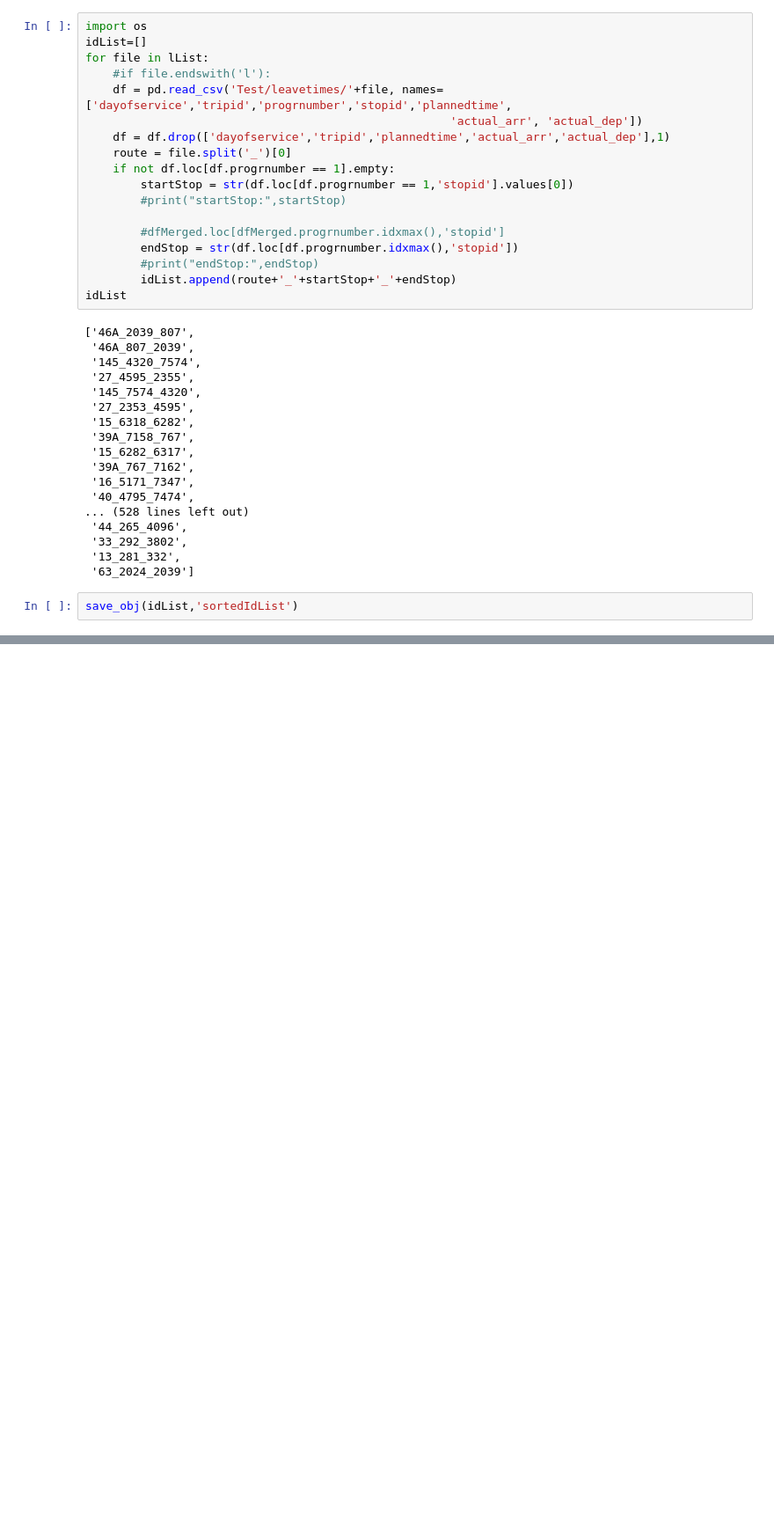
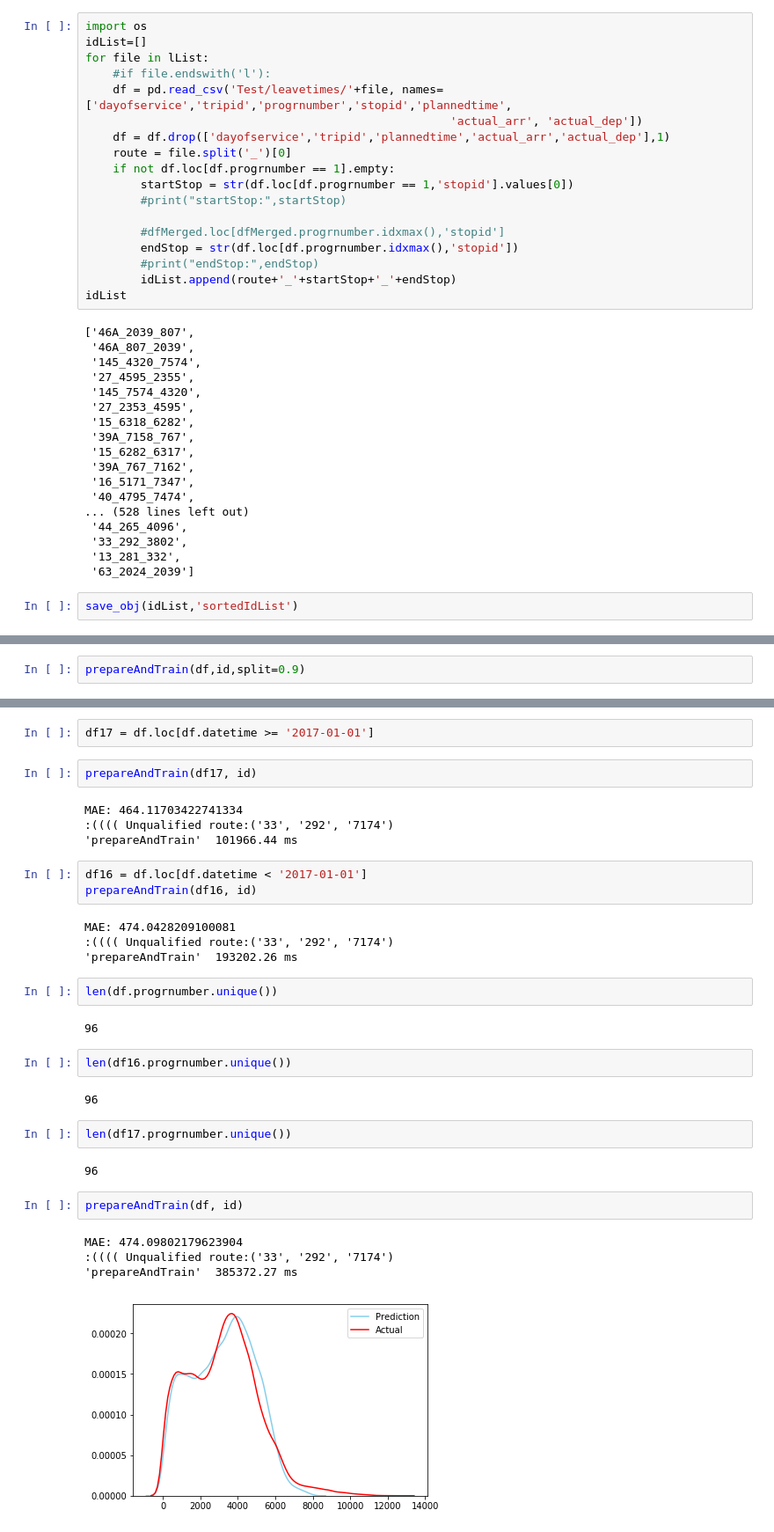
Before and after one commit to xinyuewang1/DublinBusDataAnalysis, a Jupyter notebook: Some fucntions.ipynb, the cells around one changed output, grey strips where cells are left out. Shown at 88% size. Drawn from its saved outputs; the diff is of its cells as text; blank space fills up the shorter version.

```diff
--- a/Some fucntions.ipynb
+++ b/Some fucntions.ipynb
@@ -985,0 +1232,2 @@ save_obj(idList,'sortedIdList')
+# %%
+prepareAndTrain(df,id,split=0.9)
@@ -985,0 +1247,34 @@ save_obj(idList,'sortedIdList')
+# %%
+df17 = df.loc[df.datetime >= '2017-01-01']
+# %%
+prepareAndTrain(df17, id)
+# %% [output]
+MAE: 464.11703422741334
+:(((( Unqualified route:('33', '292', '7174')
+'prepareAndTrain'  101966.44 ms
+# %%
+df16 = df.loc[df.datetime < '2017-01-01']
+prepareAndTrain(df16, id)
+# %% [output]
+MAE: 474.0428209100081
+:(((( Unqualified route:('33', '292', '7174')
+'prepareAndTrain'  193202.26 ms
+# %%
+len(df.progrnumber.unique())
+# %% [output]
+96
+# %%
+len(df16.progrnumber.unique())
+# %% [output]
+96
+# %%
+len(df17.progrnumber.unique())
+# %% [output]
+96
+# %%
+prepareAndTrain(df, id)
+# %% [output]
+MAE: 474.09802179623904
+:(((( Unqualified route:('33', '292', '7174')
+'prepareAndTrain'  385372.27 ms
+[figure, added]
```
Also changed, not shown: parts of 66 cells of this notebook.
